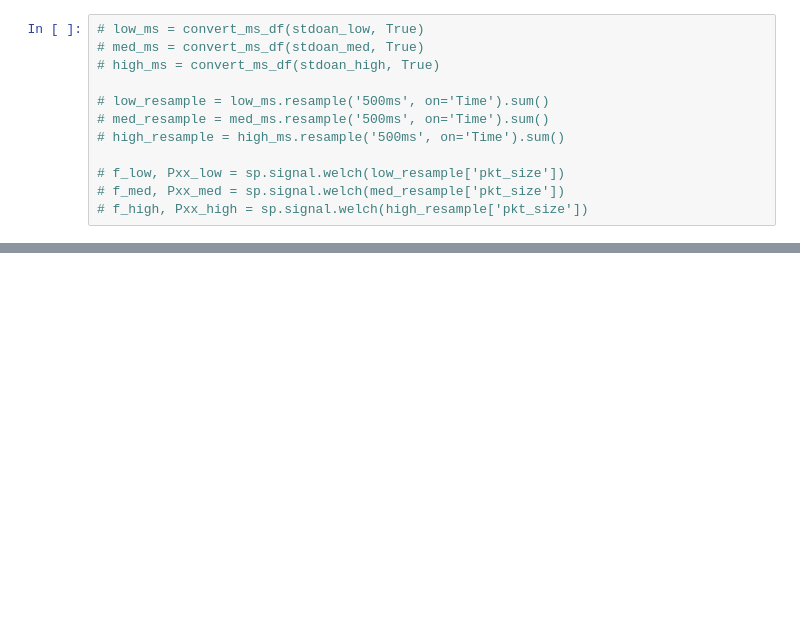
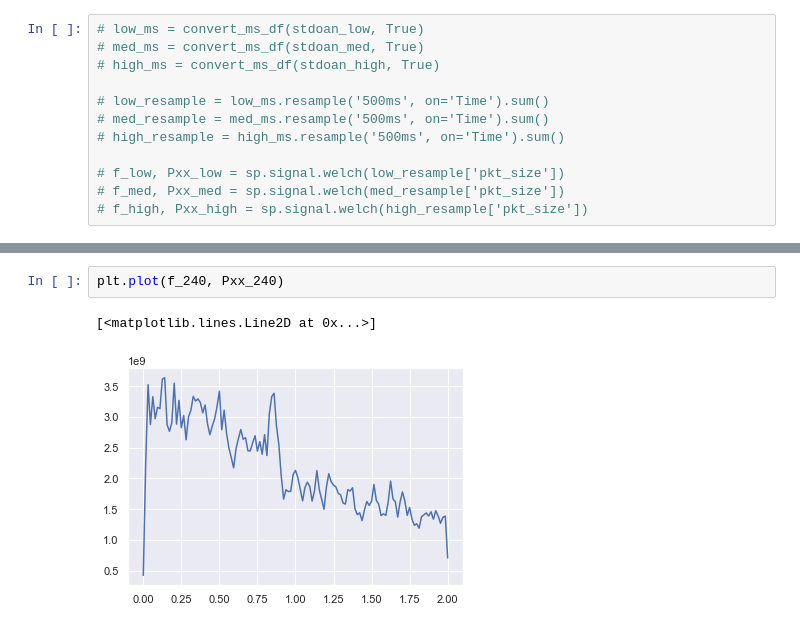
Before and after one commit to stephdoan/ResRecovery, a Jupyter notebook: notebooks/EDA.ipynb, the cells around one changed output, grey strips where cells are left out. Saved outputs shown, nothing was run; the diff lists cells and outputs as text; blank space fills up the shorter version.

```diff
--- a/notebooks/EDA.ipynb
+++ b/notebooks/EDA.ipynb
@@ -187,0 +186,5 @@ So using the PSD values seems to be a good start for feature engineering.
+# %%
+plt.plot(f_240, Pxx_240)
+# %% [output]
+[<matplotlib.lines.Line2D at 0x...>]
+[figure, added]
```
Also changed, not shown: parts of 7 cells of this notebook, 2 other files.
